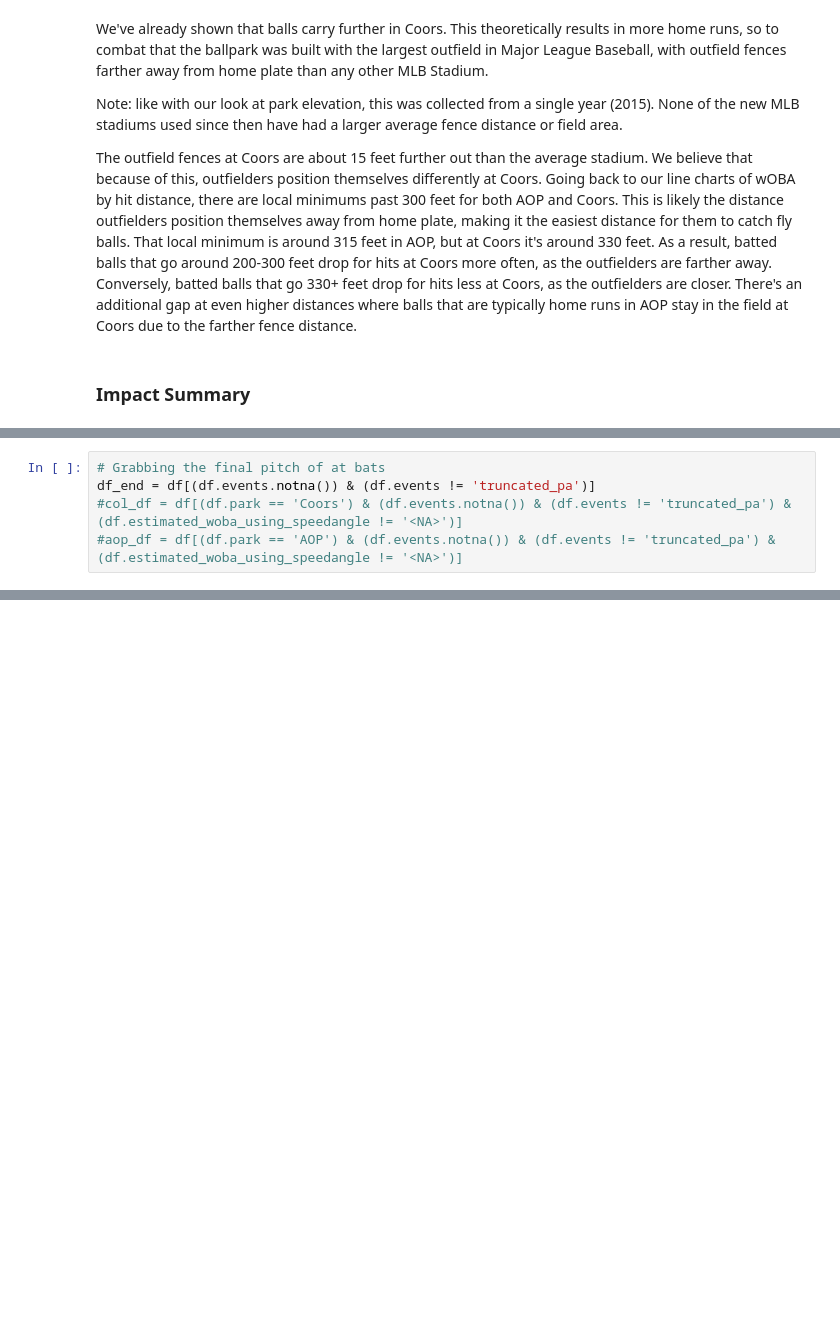
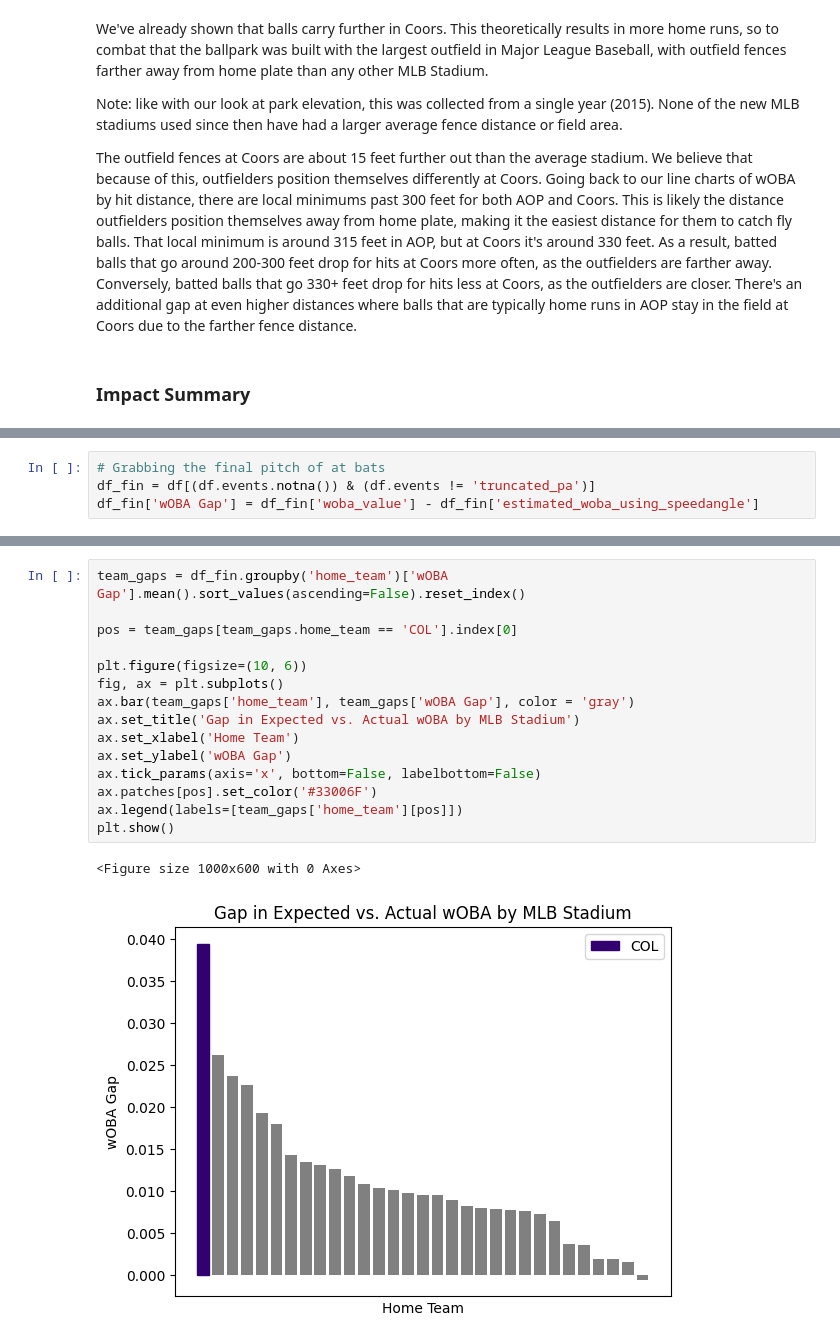
Before and after one commit to skparagas/Coors-Hangover-Effect, a Jupyter notebook: report.ipynb, the cells around one changed output, grey strips where cells are left out. Saved outputs shown, nothing was run; the diff lists cells and outputs as text; blank space fills up the shorter version.

```diff
--- a/report.ipynb
+++ b/report.ipynb
@@ -724,6 +726,5 @@ The outfield fences at Coors are about 15 feet further out than the average stad
 # %%
 # Grabbing the final pitch of at bats
-df_end = df[(df.events.notna()) & (df.events != 'truncated_pa')]
-#col_df = df[(df.park == 'Coors') & (df.events.notna()) & (df.events != 'truncated_pa') & (df.estimated_woba_using_speedangle != '<NA>')]
-#aop_df = df[(df.park == 'AOP') & (df.events.notna()) & (df.events != 'truncated_pa') & (df.estimated_woba_using_speedangle != '<NA>')]
+df_fin = df[(df.events.notna()) & (df.events != 'truncated_pa')]
+df_fin['wOBA Gap'] = df_fin['woba_value'] - df_fin['estimated_woba_using_speedangle']
 # %%
@@ -811,0 +872,18 @@ This is the same look, but only focusing on the away teams at Coors vs. AOP. The
+# %%
+team_gaps = df_fin.groupby('home_team')['wOBA Gap'].mean().sort_values(ascending=False).reset_index()
+
+pos = team_gaps[team_gaps.home_team == 'COL'].index[0]
+
+plt.figure(figsize=(10, 6))
+fig, ax = plt.subplots()
+ax.bar(team_gaps['home_team'], team_gaps['wOBA Gap'], color = 'gray')
+ax.set_title('Gap in Expected vs. Actual wOBA by MLB Stadium')
+ax.set_xlabel('Home Team')
+ax.set_ylabel('wOBA Gap')
+ax.tick_params(axis='x', bottom=False, labelbottom=False)
+ax.patches[pos].set_color('#33006F')
+ax.legend(labels=[team_gaps['home_team'][pos]])
+plt.show()
+# %% [output]
+<Figure size 1000x600 with 0 Axes>
+[figure, added]
```
Also changed, not shown: parts of 22 cells of this notebook.
